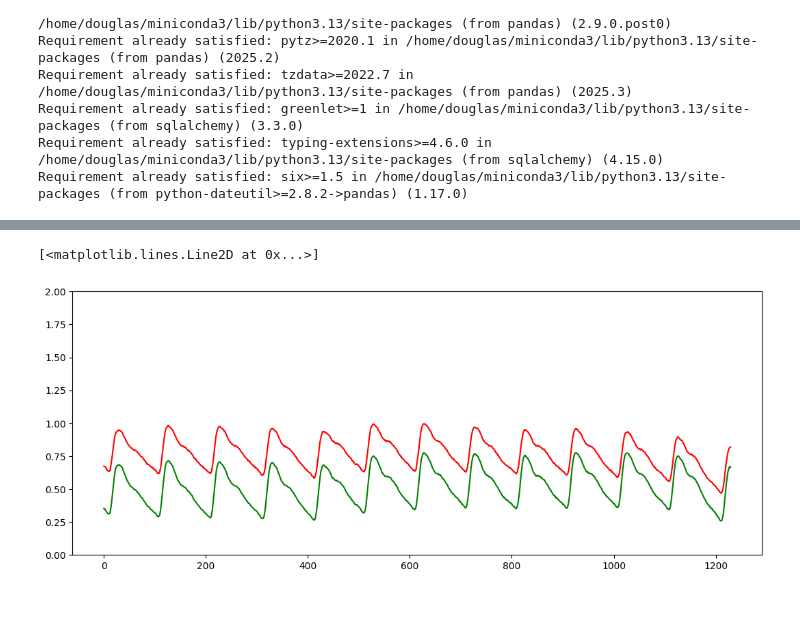
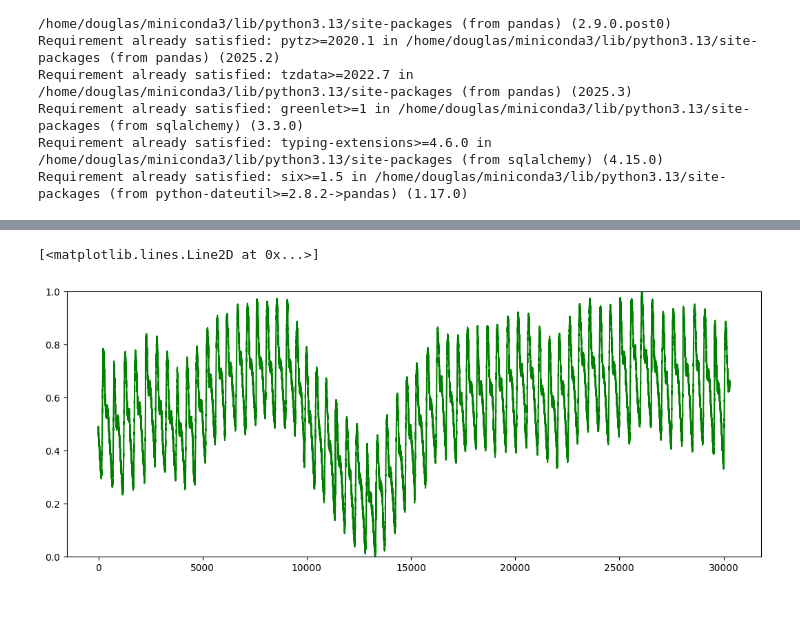
Before and after one commit to douglasfreitas-data/pulse-analytics, a Jupyter notebook: analytics/tratamento.ipynb, the cells around one changed output, grey strips where cells are left out. Cells and saved outputs as stored; diff of their text form; code cells hidden in the pictures; blank space fills up the shorter version.

```diff
--- a/analytics/tratamento.ipynb
+++ b/analytics/tratamento.ipynb
@@ -82,28 +94,30 @@ print(df.ir_waveform)
 Name: ir_waveform, dtype: object
 # %%
 # 1. Seleciona os dados da mesma linha para ambos os LEDs
-sinal_ir = df['ir_waveform'].iloc[2]
-sinal_red = df['red_waveform'].iloc[2]
+sinal_ir = df['ir_waveform'].iloc[13]
+sinal_red = df['red_waveform'].iloc[11]
 
 
 # 1. Normaliza (Transforma a escala para 0 até 1)
 ir_norm = (sinal_ir - np.min(sinal_ir)) / (np.max(sinal_ir) - np.min(sinal_ir))
 red_norm = (sinal_red - np.min(sinal_red)) / (np.max(sinal_red) - np.min(sinal_red))
 
 
 # Inverte o sinal para que o batimento aponte para cima
 ir_invertido = np.max(ir_norm) - ir_norm
 red_invertido = np.max(red_norm) - red_norm
 
 # 2. Cria o gráfico
 plt.figure(figsize=(13, 5))
 
 # Ajuste da escala (Como você tem dois sinais, talvez precise ampliar o range)
-plt.ylim(0, 2)
+plt.ylim(0,1)
 
 # 2. Agora o Plot (Lembre-se de remover o plt.ylim antigo)
-plt.plot(ir_invertido[:1230], color='green', label='IR Normalizado')
-plt.plot(red_invertido[:1230], color='red', label='RED Normalizado')
+plt.plot(ir_invertido[7580:], color='green', label='IR Normalizado')
+#plt.plot(red_invertido[7580:], color='red', label='RED Normalizado')
 # %% [output]
 [<matplotlib.lines.Line2D at 0x...>]
-[figure, old version]
+[figure, new version]
+# %% [markdown]
+####
```
Also changed, not shown: parts of 2 cells of this notebook, 7 other files.
